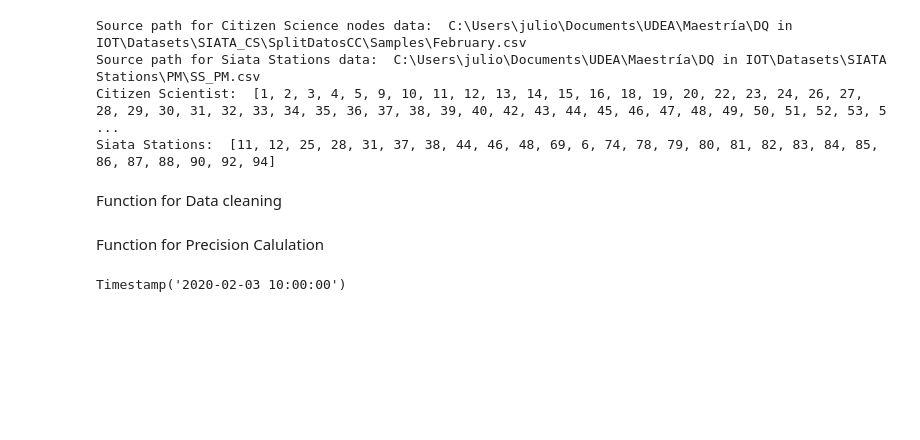
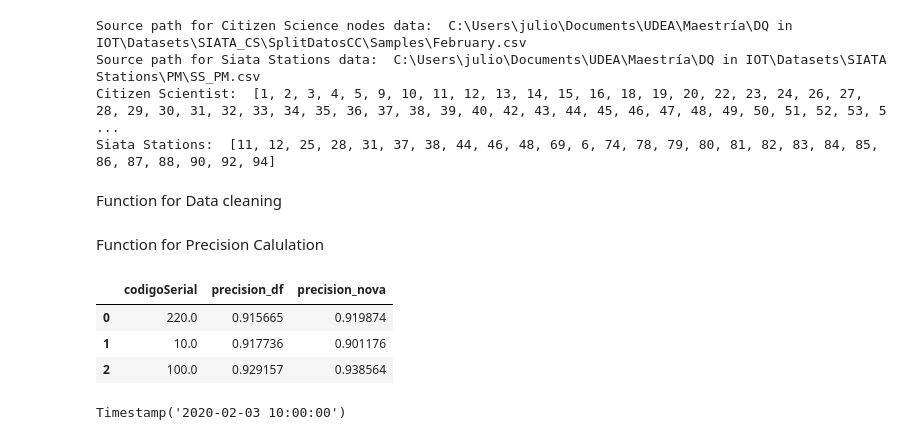
Before and after one commit to julioeagle/DQ_Repo, a Jupyter notebook: Total DQ measurement SIATA.ipynb, the cells around one changed output. Saved outputs shown, nothing was run; the diff lists cells and outputs as text; code cells hidden in the pictures; blank space fills up the shorter version.

Commit message:
Precision function is working
Precision function is working

```diff
--- a/Total DQ measurement SIATA.ipynb
+++ b/Total DQ measurement SIATA.ipynb
@@ -39,29 +39,3 @@ import haversine as hs
 import wx
 # %% [markdown]
 READ DATA
-# %%
-#Read Data from February
-header_CC=["codigoSerial", "fecha", "hora", "fechaHora", "temperatura", "humedad_relativa", "pm1_df", "pm10_df", "pm25_df", "pm1_nova", "pm10_nova", "pm25_nova", "calidad_temperatura", "calidad_humedad_relativa", "calidad_pm1_df", "calidad_pm10_df", "calidad_pm25_df", "calidad_pm1_nova", "calidad_pm10_nova", "calidad_pm25_nova"]
-datatypes_CC={"codigoSerial":np.uint16, "temperatura":np.float16, "humedad_relativa":np.float16, "pm1_df":np.float32, "pm10_df":np.float32, "pm25_df":np.float32, "pm1_nova":np.float32, "pm10_nova":np.float32, "pm25_nova":np.float32}
-df_CC = pd.read_csv("C:/Users/julio/Documents/UDEA/Maestría/DQ in IOT/Datasets/SIATA_CS/SplitDatosCC/Samples/"+"February.csv", header=None, names=header_CC, usecols=header_CC , dtype=datatypes_CC,parse_dates=["fecha","hora","fechaHora"])
-
-#Data includes January, February and March
-header_SS=["Fecha_Hora","codigoSerial","pm25","calidad_pm25","pm10","calidad_pm10"]
-datatypes_SS={"codigoSerial":np.uint16,"pm25":np.float32,"pm10":np.float32}
-df_SS = pd.read_csv("C:/Users/julio/Documents/UDEA/Maestría/DQ in IOT/Datasets/SIATA Stations/PM/"+"SS_PM.csv", header=None,names=header_SS, usecols=header_SS , dtype=datatypes_SS,parse_dates=["Fecha_Hora"])
-
-
-grouped=df_CC.groupby(df_CC.codigoSerial)
-CC={}
-print("Citizen Scientist: ", sorted(list(df_CC.codigoSerial.unique())))
-for i in df_CC.codigoSerial.unique():
-    CC[i] = grouped.get_group(i).sort_values(by=['fechaHora'],ignore_index=True)
-del df_CC
-
-grouped=df_SS.groupby(df_SS.codigoSerial)
-SS={}
-print("Siata Stations: ", list(df_SS.codigoSerial.unique()))
-for j in df_SS.codigoSerial.unique():
-    SS[j] = grouped.get_group(j).sort_values(by=['Fecha_Hora'],ignore_index=True)
-del df_SS
-del grouped
@@ -71,5 +68,2 @@ Siata Stations:  [11, 12, 25, 28, 31, 37, 38, 44, 46, 48, 69, 6, 74, 78, 79, 80,
 # %% [markdown]
 READ DISTANCES
-# %%
-datatypesDistances={"codigoSerial_CC":np.uint16,"codigoSerial_ES":np.uint16,"Distancia_a_ES":np.float16}
-Distances = pd.read_csv("C:/Users/julio/Documents/UDEA/Maestría/DQ in IOT/Datasets/Distances and positions/Distancias_2.csv", header=0, dtype=datatypesDistances,index_col="codigoSerial_CC")
@@ -865,8 +864,8 @@ Access_Security   =0.12
 #Period
 inicio="2020-02-03 00:00:00"
 fin   ="2020-02-03 23:59:00"
-start_time ="2020-02-01 00:00:00"
-end_time   ="2020-02-29 23:59:00"
+start_time ="2020-02-10 00:00:00"
+end_time   ="2020-02-14 23:59:00"
 
 #Variable Inicialization
 nube=0
@@ -980,11 +979,25 @@ def precision(node, df_window):
     prec_nova=df_window.pm25_nova_pre.mean()  #Average precision of the whole node for NOVA
     preci_dict={"codigoSerial":node,"precision_df":prec_df,"precision_nova":prec_nova}
     #print("%d. Nube: %d, Overall relative (Precision) Standard Deviation."%(contador,nube))
+    del prec_df
+    del prec_nova
     return preci_dict
 
 
 #df_preci=df_preci.append(precision(node, df_window), ignore_index = True)
 #df_preci.to_csv("C:/Users/julio/Documents/UDEA/Maestría/DQ in IOT/Datasets/DQ_February/df_preci.csv",index=False)
+# %%
+node=100
+df_window=clean_data(node, CC, start_time, end_time)
+#df_preci = pd.DataFrame(columns =["codigoSerial","precision_df","precision_nova",])
+
+df_preci=df_preci.append(precision(node, df_window), ignore_index = True)
+df_preci
+# %% [output]
+|  | codigoSerial | precision_df | precision_nova |
+| 0 | 220.0 | 0.915665 | 0.919874 |
+| 1 | 10.0 | 0.917736 | 0.901176 |
+| 2 | 100.0 | 0.929157 | 0.938564 |
 # %%
 #TEST CODE TO PLAY WITH STRINGS AND TIMESTAMPS FORMATS
 from datetime import datetime
```
Also changed, not shown: parts of 4 cells of this notebook.
